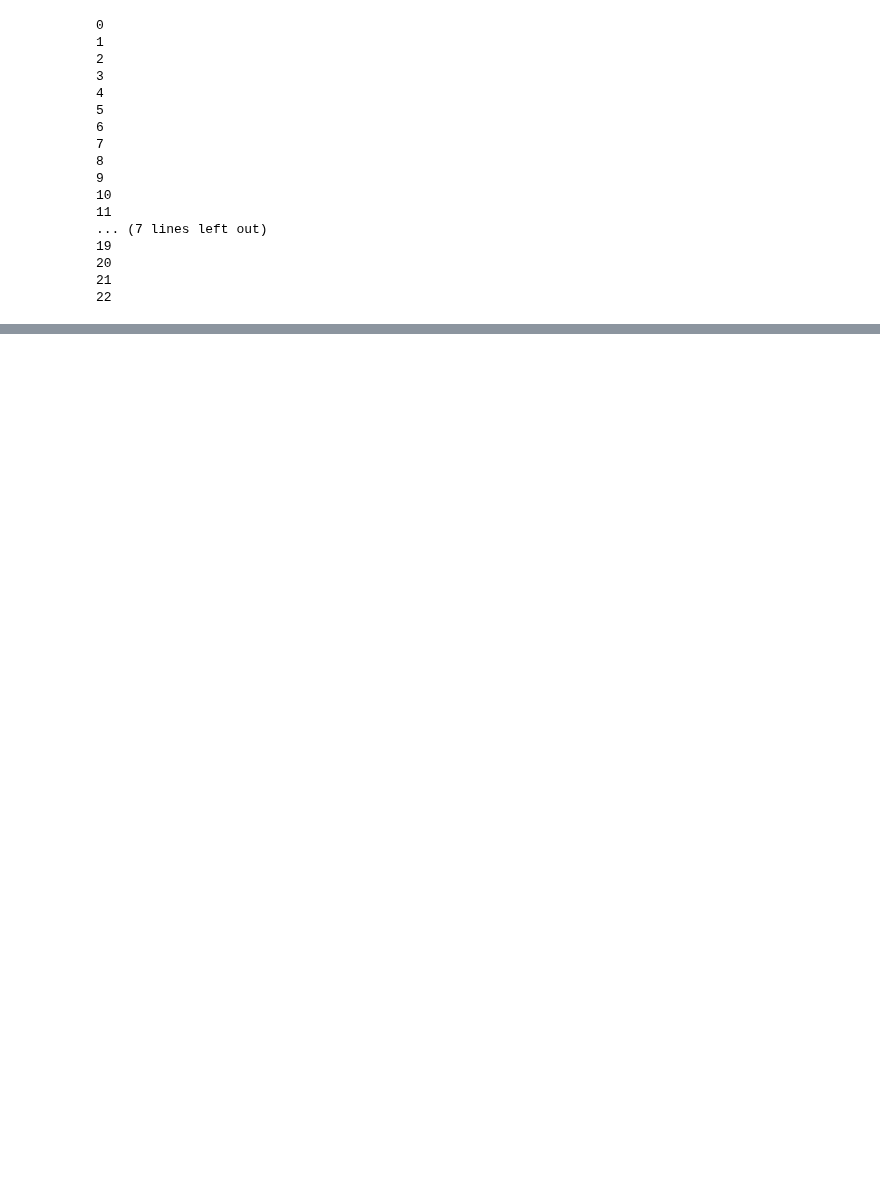
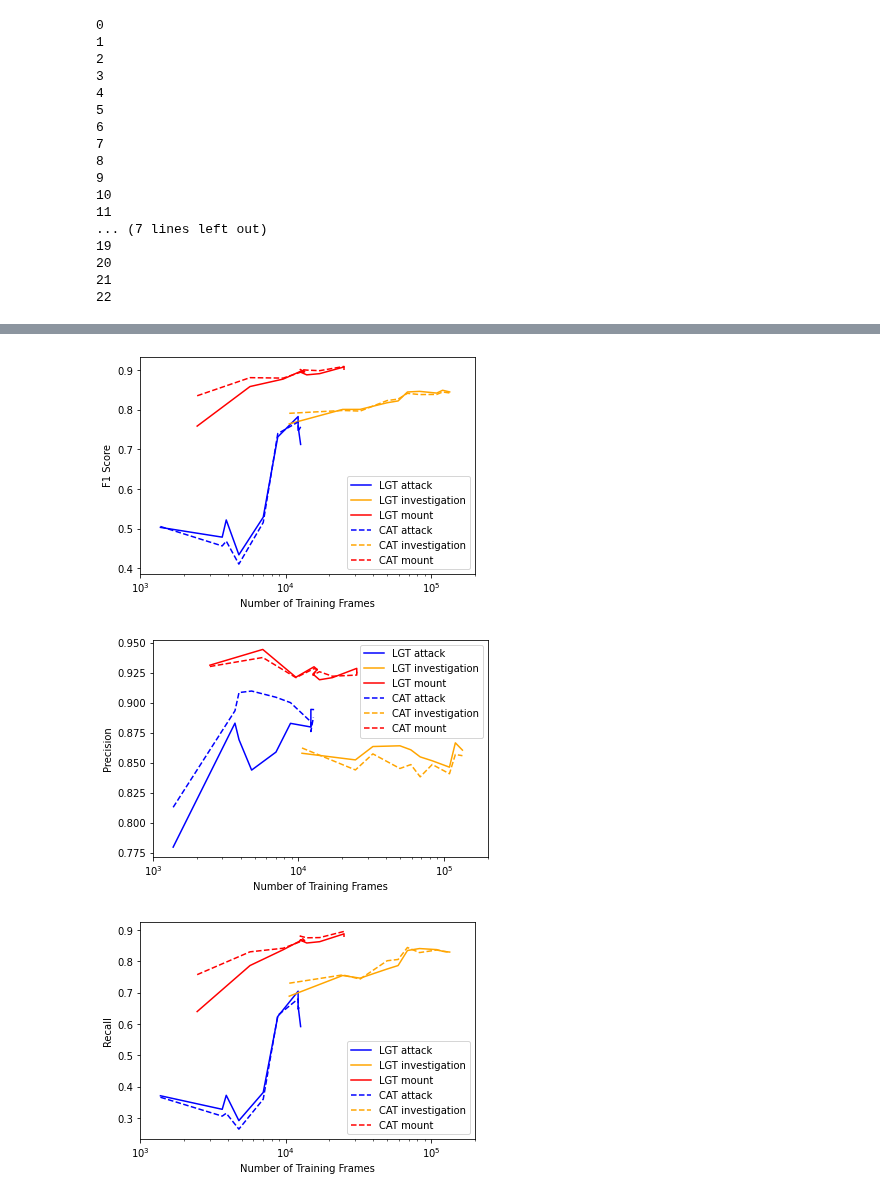
Before and after one commit to neuroethology/MARS_Developer, a Jupyter notebook: basic_pipeline-Copy1.ipynb, the cells around one changed output, grey strips where cells are left out. Saved outputs shown, nothing was run; the diff lists cells and outputs as text; code cells hidden in the pictures; blank space fills up the shorter version.

```diff
--- a/basic_pipeline-Copy1.ipynb
+++ b/basic_pipeline-Copy1.ipynb
@@ -266,0 +606,60 @@ array(['top_m0_phi', 'top_m0_ori_head', 'top_m0_ori_body',
+# %%
+import pickle
+from matplotlib import pyplot as plt
+
+with open("/media/storage/ryan/mabe_challenge/behavior/behavior_jsons/light_gbm_performance", 'rb') as f:
+    lgt_results = pickle.load(f)
+
+with open("/media/storage/ryan/mabe_challenge/behavior/behavior_jsons/catboost_performance", 'rb') as f:
+    cat_results = pickle.load(f)
+
+plt.figure()
+plt.plot(training_set_sizes_frames[:, 0], np.asarray(lgt_results[2])[:, 0], color='blue',label='LGT attack')
+plt.plot(training_set_sizes_frames[:, 1], np.asarray(lgt_results[2])[:, 1], color='orange',label='LGT investigation')
+plt.plot(training_set_sizes_frames[:, 2], np.asarray(lgt_results[2])[:, 2], color='red',label='LGT mount')
+
+plt.plot(training_set_sizes_frames[:, 0], np.asarray(cat_results[2])[:, 0], ls='--', color='blue',label='CAT attack')
+plt.plot(training_set_sizes_frames[:, 1], np.asarray(cat_results[2])[:, 1], ls='--', color='orange',label='CAT investigation')
+plt.plot(training_set_sizes_frames[:, 2], np.asarray(cat_results[2])[:, 2], ls='--', color='red',label='CAT mount')
+plt.legend()
+plt.ylabel("F1 Score")
+plt.xlabel("Number of Training Frames")
+plt.xscale('log')
+plt.xlim([1000, 200000])
+plt.show()
+
+
+plt.figure()
+plt.plot(training_set_sizes_frames[:, 0], np.asarray(lgt_results[0])[:, 0], color='blue',label='LGT attack')
+plt.plot(training_set_sizes_frames[:, 1], np.asarray(lgt_results[0])[:, 1], color='orange',label='LGT investigation')
+plt.plot(training_set_sizes_frames[:, 2], np.asarray(lgt_results[0])[:, 2], color='red',label='LGT mount')
+
+plt.plot(training_set_sizes_frames[:, 0], np.asarray(cat_results[0])[:, 0], ls='--', color='blue',label='CAT attack')
+plt.plot(training_set_sizes_frames[:, 1], np.asarray(cat_results[0])[:, 1], ls='--', color='orange',label='CAT investigation')
+plt.plot(training_set_sizes_frames[:, 2], np.asarray(cat_results[0])[:, 2], ls='--', color='red',label='CAT mount')
+plt.legend()
+plt.ylabel("Precision")
+plt.xlabel("Number of Training Frames")
+plt.xscale('log')
+plt.xlim([1000, 200000])
+plt.show()
+
+
+plt.figure()
+plt.plot(training_set_sizes_frames[:, 0], np.asarray(lgt_results[1])[:, 0], color='blue',label='LGT attack')
+plt.plot(training_set_sizes_frames[:, 1], np.asarray(lgt_results[1])[:, 1], color='orange',label='LGT investigation')
+plt.plot(training_set_sizes_frames[:, 2], np.asarray(lgt_results[1])[:, 2], color='red',label='LGT mount')
+
+plt.plot(training_set_sizes_frames[:, 0], np.asarray(cat_results[1])[:, 0], ls='--', color='blue',label='CAT attack')
+plt.plot(training_set_sizes_frames[:, 1], np.asarray(cat_results[1])[:, 1], ls='--', color='orange',label='CAT investigation')
+plt.plot(training_set_sizes_frames[:, 2], np.asarray(cat_results[1])[:, 2], ls='--', color='red',label='CAT mount')
+plt.legend()
+plt.ylabel("Recall")
+plt.xlabel("Number of Training Frames")
+plt.xscale('log')
+plt.xlim([1000, 200000])
+plt.show()
+# %% [output]
+[figure, added]
+[figure, added]
+[figure, added]
```
Also changed, not shown: parts of 37 cells of this notebook, 11 other files.
